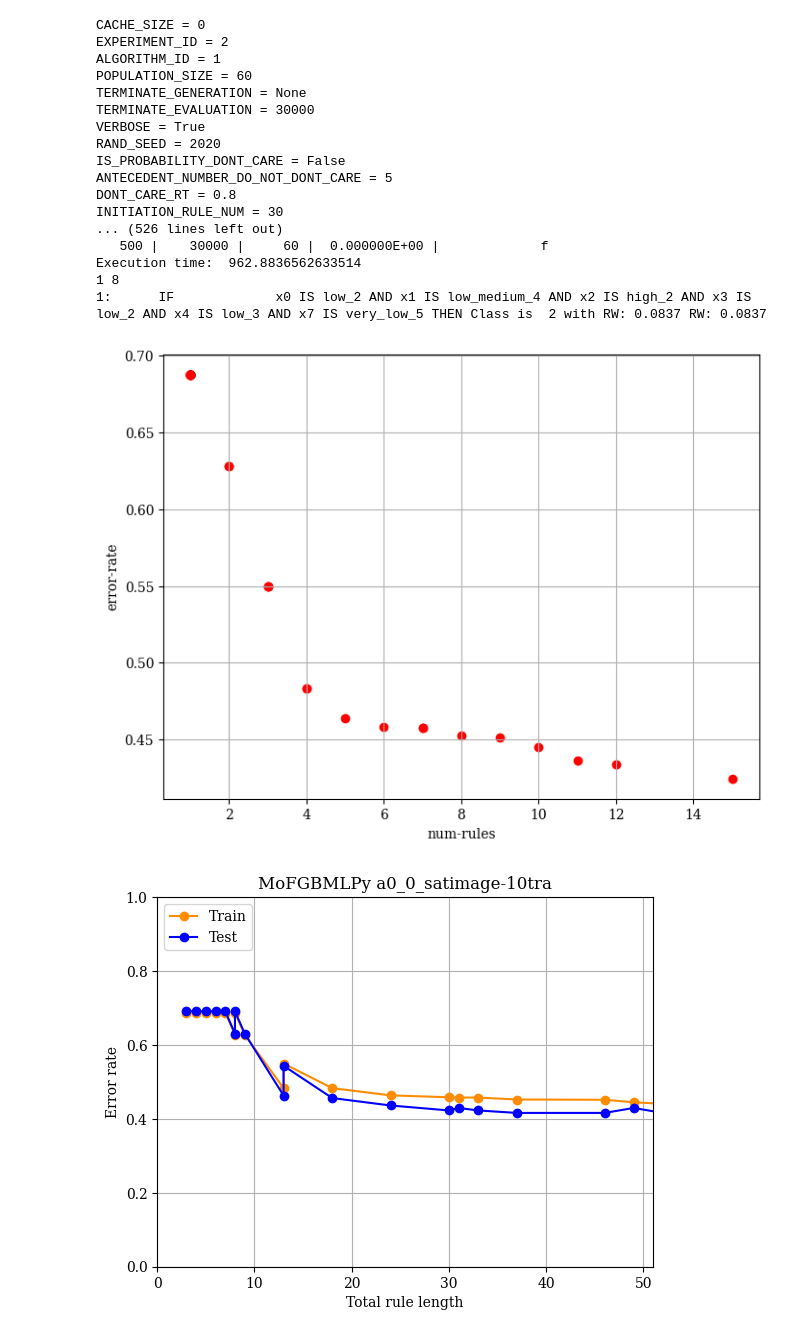
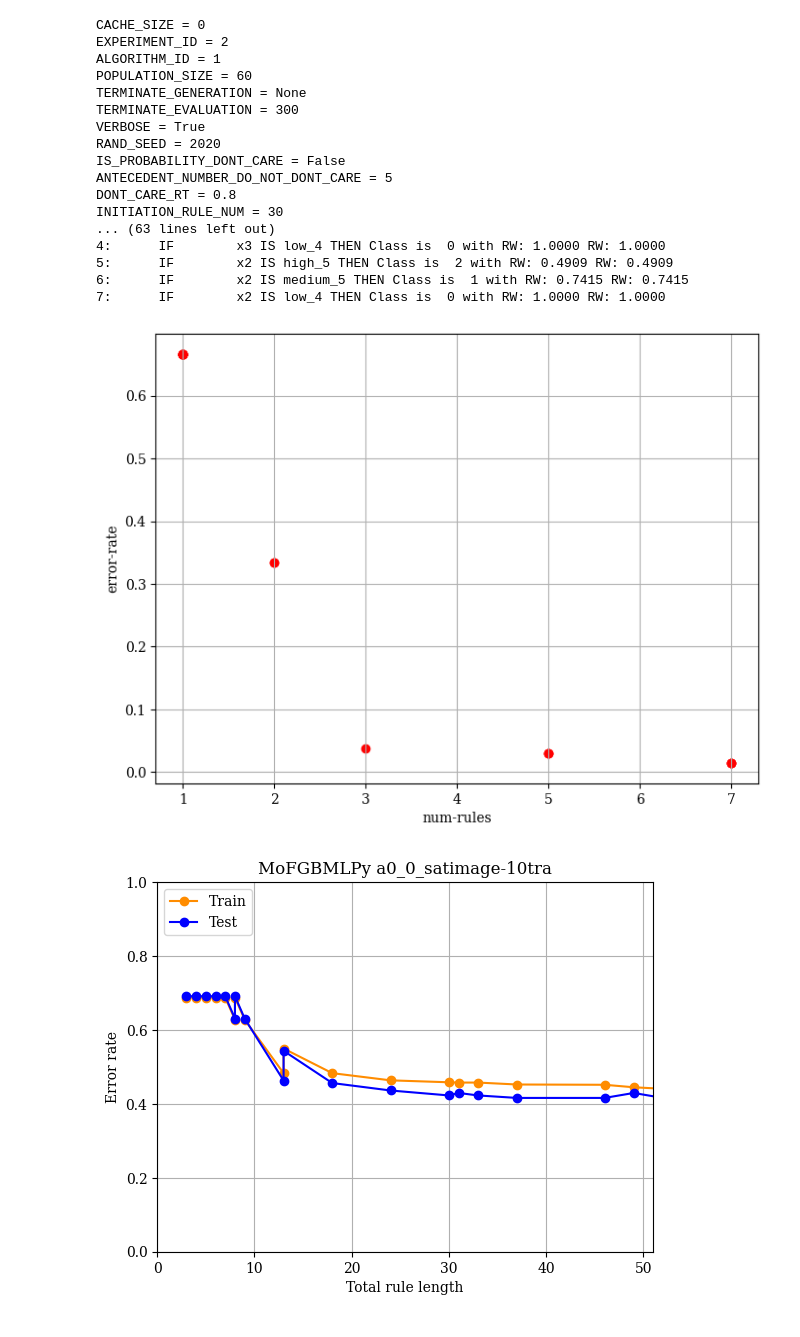
Before and after one commit to ci-labo-omu/MoFGBMLPy, a Jupyter notebook: src/mofgbmlpy/main/nsgaii/mofgbml_nsgaii_main.ipynb, the cells around one changed output. Cells and saved outputs as stored; diff of their text form; code cells hidden in the pictures.

```diff
--- a/src/mofgbmlpy/main/nsgaii/mofgbml_nsgaii_main.ipynb
+++ b/src/mofgbmlpy/main/nsgaii/mofgbml_nsgaii_main.ipynb
@@ -10,58 +10,50 @@ if __name__ == '__main__':
     args = [
         "--algorithm-id", "1",
         "--experiment-id", "2",
-        "--data-name", "yeast",
-        "--train-file", "../dataset/yeast/a0_1_yeast-10tra.dat",
-        "--test-file", "../dataset/yeast/a0_1_yeast-10tst.dat",
-        "--terminate-evaluation", "30000",
+        "--data-name", "iris",
+        "--train-file", "../dataset/iris/a0_1_iris-10tra.dat",
+        "--test-file", "../dataset/iris/a0_1_iris-10tst.dat",
+        "--terminate-evaluation", "300",
         "--objectives", "num-rules", "error-rate",
         # "--crossover-type", "pittsburgh-crossover",
         # "--antecedent-factory", "all-combination-antecedent-factory",
         "--no-output-files",
         "--verbose",
     ]
     #runner.main(sys.argv[1:])
     results = runner.main(args)
-    min_length = results.opt.get("X")[0, 0].get_var(0).get_rule().get_length()
-    max_length = min_length
-    for sol in results.opt.get("X")[:, 0]:
-        for var in sol.get_vars():
-            length = var.get_rule().get_length()
-            if length < min_length:
-                min_length = length
-            elif length > max_length:
-                max_length = length
-    print(min_length, max_length)
+
+
 
     i = 1
     for var in results.opt.get("X")[0, 0].get_vars():
         print(f"{i}:\t{var.get_rule().get_linguistic_representation()}")
         i += 1
 
     plot = runner.get_pareto_front_plot(results.opt)
     plot.show()
     # plot.ax.set_ylim([0,1])
     plot.ax.grid(visible=True)
     results.opt.get('X')[1, 0]
 # %% [output]
 CACHE_SIZE = 0
 EXPERIMENT_ID = 2
 ALGORITHM_ID = 1
 POPULATION_SIZE = 60
 TERMINATE_GENERATION = None
-TERMINATE_EVALUATION = 30000
+TERMINATE_EVALUATION = 300
 VERBOSE = True
 RAND_SEED = 2020
 IS_PROBABILITY_DONT_CARE = False
 ANTECEDENT_NUMBER_DO_NOT_DONT_CARE = 5
 DONT_CARE_RT = 0.8
 INITIATION_RULE_NUM = 30
-... (526 lines left out)
-   500 |    30000 |     60 |  0.000000E+00 |             f
-Execution time:  962.8836562633514
-1 8
-1:      IF             x0 IS low_2 AND x1 IS low_medium_4 AND x2 IS high_2 AND x3 IS low_2 AND x4 IS low_3 AND x7 IS very_low_5 THEN Class is  2 with RW: 0.0837 RW: 0.0837
+... (63 lines left out)
+4:      IF        x3 IS low_4 THEN Class is  0 with RW: 1.0000 RW: 1.0000
+5:      IF        x2 IS high_5 THEN Class is  2 with RW: 0.4909 RW: 0.4909
+6:      IF        x2 IS medium_5 THEN Class is  1 with RW: 0.7415 RW: 0.7415
+7:      IF        x2 IS low_4 THEN Class is  0 with RW: 1.0000 RW: 1.0000
-[figure, old version]
+[figure, new version]
 # %%
     runner.plot_line_interpretability_error_rate_tradeoff(results.opt.get('X')[:, 0],
                                                           title="MoFGBMLPy a0_0_satimage-10tra", xlim=[0, 51])
```
Also changed, not shown: 1 other file.
